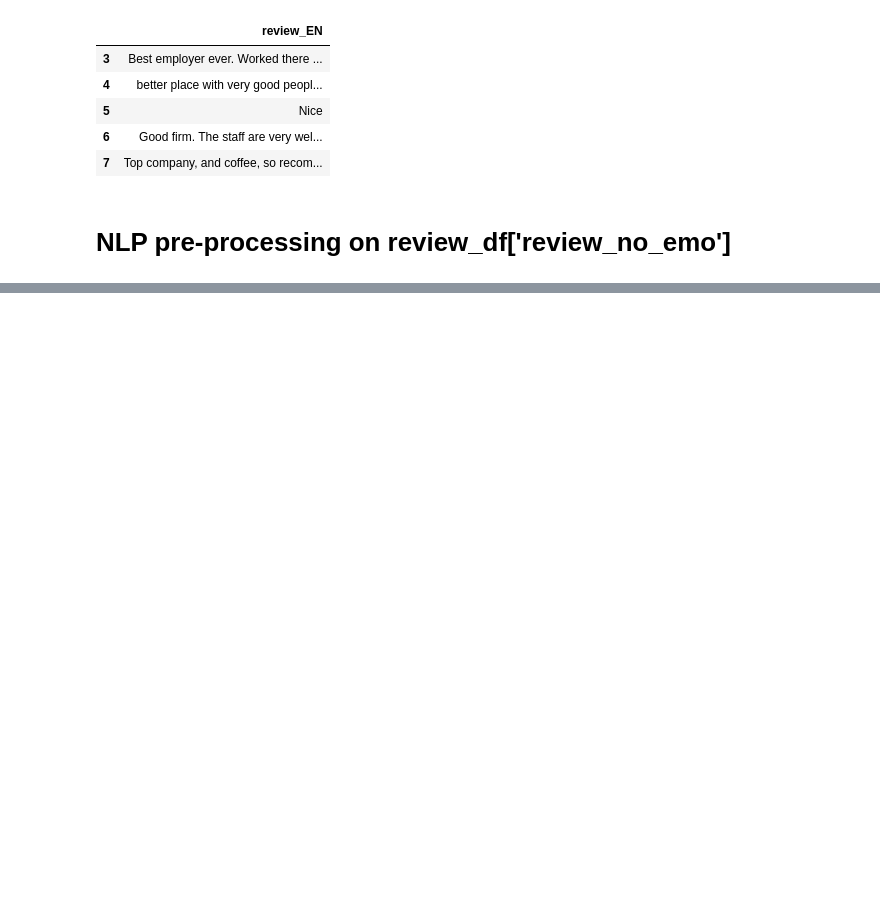
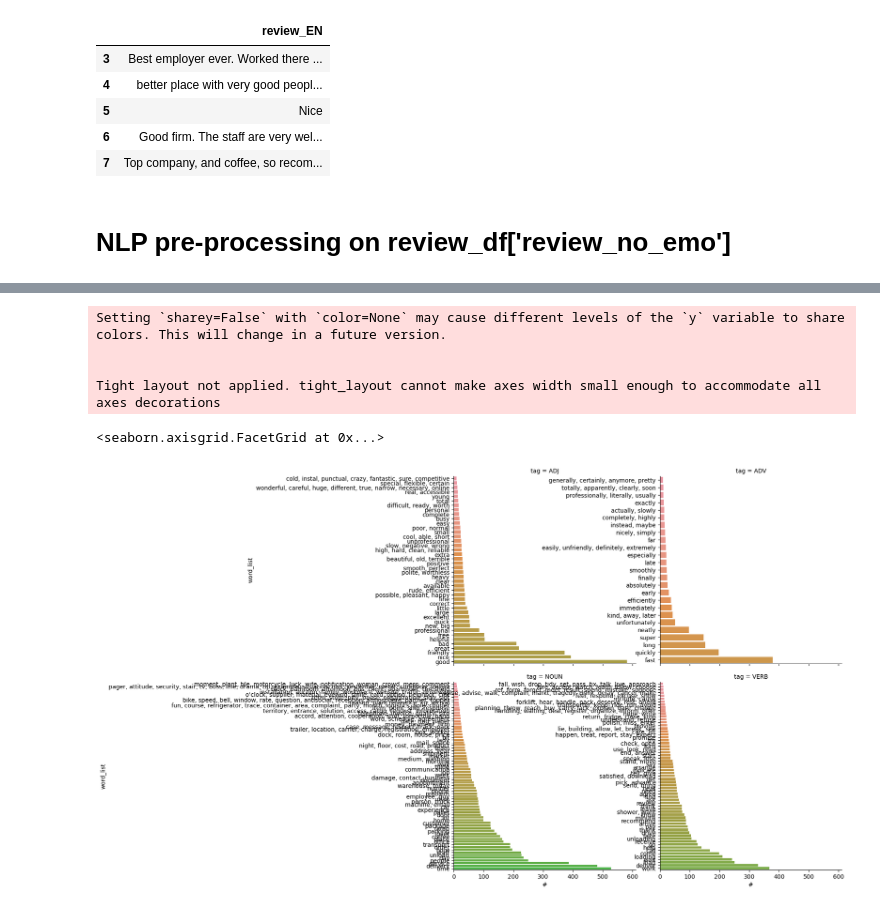
Before and after one commit to GSSaac/TOMlogistics, a Jupyter notebook: gs_WP2_logistics_lexicon.ipynb, the cells around one changed output, grey strips where cells are left out. Cells and saved outputs as stored; diff of their text form; code cells hidden in the pictures; blank space fills up the shorter version.

```diff
--- a/gs_WP2_logistics_lexicon.ipynb
+++ b/gs_WP2_logistics_lexicon.ipynb
@@ -209,0 +241,12 @@ word_counts_df[word_counts_df['tag_short']=='nouns']
+# %%
+sns.catplot(
+    data=agg_words_df, y="word_list", x="#", col="tag",col_wrap=2,
+    kind="bar",sharey=False
+)
+# %% [output]
+Setting `sharey=False` with `color=None` may cause different levels of the `y` variable to share colors. This will change in a future version.
+
+
+Tight layout not applied. tight_layout cannot make axes width small enough to accommodate all axes decorations
+<seaborn.axisgrid.FacetGrid at 0x...>
+[figure, added]
```
Also changed, not shown: parts of 25 cells of this notebook, 3 other files.
